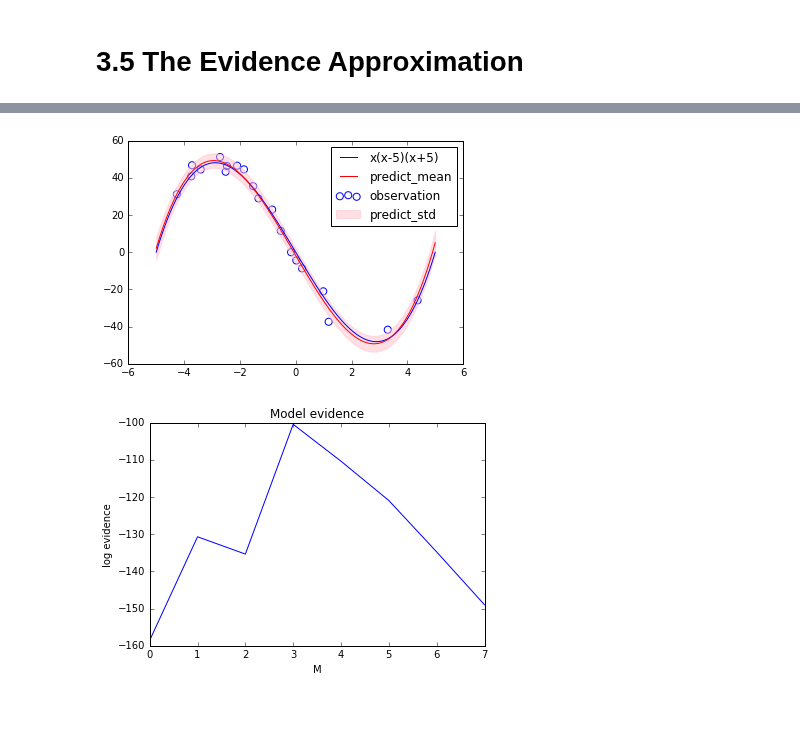
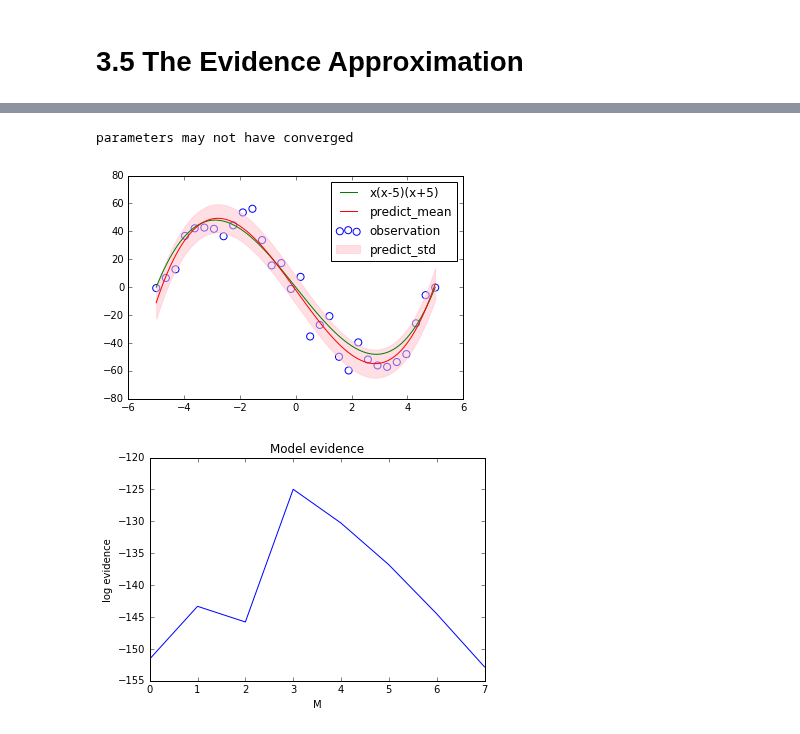
Before and after one commit to ctgk/PRML, a Jupyter notebook: ch03_Linear_Models_for_Regression.ipynb, the cells around one changed output, grey strips where cells are left out. Saved outputs shown, nothing was run; the diff lists cells and outputs as text; code cells hidden in the pictures.

```diff
--- a/ch03_Linear_Models_for_Regression.ipynb
+++ b/ch03_Linear_Models_for_Regression.ipynb
@@ -8,5 +9,11 @@ import matplotlib.pyplot as plt
 import features
 import regressions
+# %%
+def create_toy_data(func, sample_size, std, domain=[0, 1]):
+    x = np.linspace(domain[0], domain[1], sample_size)
+    np.random.shuffle(x)
+    t = func(x) + np.random.normal(scale=std, size=x.shape)
+    return x, t
 # %% [markdown]
 ## 3.1 Linear Basis Function Models
 # %%
@@ -24,14 +232,2 @@ for i, X in enumerate([X_polynomial, X_gaussian, X_sigmoidal]):
 # %% [markdown]
 # 3.5 The Evidence Approximation
-# %%
-def create_toy_data(func, low=0, high=1, sample_size=10, sigma=1.):
-    x = np.random.uniform(low, high, sample_size)
-    t = func(x) + np.random.normal(scale=sigma, size=sample_size)
-    return x, t
-
-def func(x):
-    return x * (x - 5) * (x + 5)
-
-x, t = create_toy_data(func, -5, 5, 20, 5)
-
-plt.scatter(x, t, s=50, facecolor="none", edgecolor="b", label="observation")
@@ -41,32 +234,37 @@ plt.scatter(x, t, s=50, facecolor="none", edgecolor="b", label="observation")
 # %%
+def cubic(x):
+    return x * (x - 5) * (x + 5)
+
+x_train, y_train = create_toy_data(cubic, 30, 10, [-5, 5])
+x_test = np.linspace(-5, 5, 100)
 evidences = []
 models = []
 for i in range(8):
     feature = features.Polynomial(degree=i)
-    X = feature.transform(x[:, None])
-    regression = regressions.BayesianLinearRegression(alpha=100., beta=100.)
-    regression.fit_evidence(X, t)
-    evidences.append(regression.log_evidence(X, t))
+    X_train = feature.transform(x_train)
+    regression = regressions.BayesianLinearRegression(alpha=100, beta=100)
+    regression.fit_evidence(X_train, y_train)
+    evidences.append(regression.log_evidence(X_train, y_train))
     models.append(regression)
-degree = np.argmax(evidences)
+degree = np.nanargmax(evidences)
 regression = models[degree]
 
-x_test = np.linspace(-5, 5, 100)
-X_test = features.Polynomial(degree=int(degree)).transform(x_test[:, None])
+X_test = features.Polynomial(degree=int(degree)).transform(x_test)
 y, y_std = regression.predict_dist(X_test)
 
-plt.scatter(x, t, s=50, facecolor="none", edgecolor="b", label="observation")
-plt.plot(x_test, func(x_test), color="blue", label="x(x-5)(x+5)")
+plt.scatter(x_train, y_train, s=50, facecolor="none", edgecolor="b", label="observation")
+plt.plot(x_test, cubic(x_test), color="g", label="x(x-5)(x+5)")
 plt.plot(x_test, y, color="red", label="predict_mean")
 plt.fill_between(x_test, y - y_std, y + y_std, color="pink", alpha=0.5, label="predict_std")
 plt.legend()
 plt.show()
 
 plt.plot(evidences)
 plt.title("Model evidence")
 plt.xlabel("M")
 plt.ylabel("log evidence")
 plt.show()
 # %% [output]
+parameters may not have converged
-[figure, old version]
+[figure, new version]
-[figure, old version]
+[figure, new version]
```
Also changed, not shown: parts of 14 cells of this notebook.
